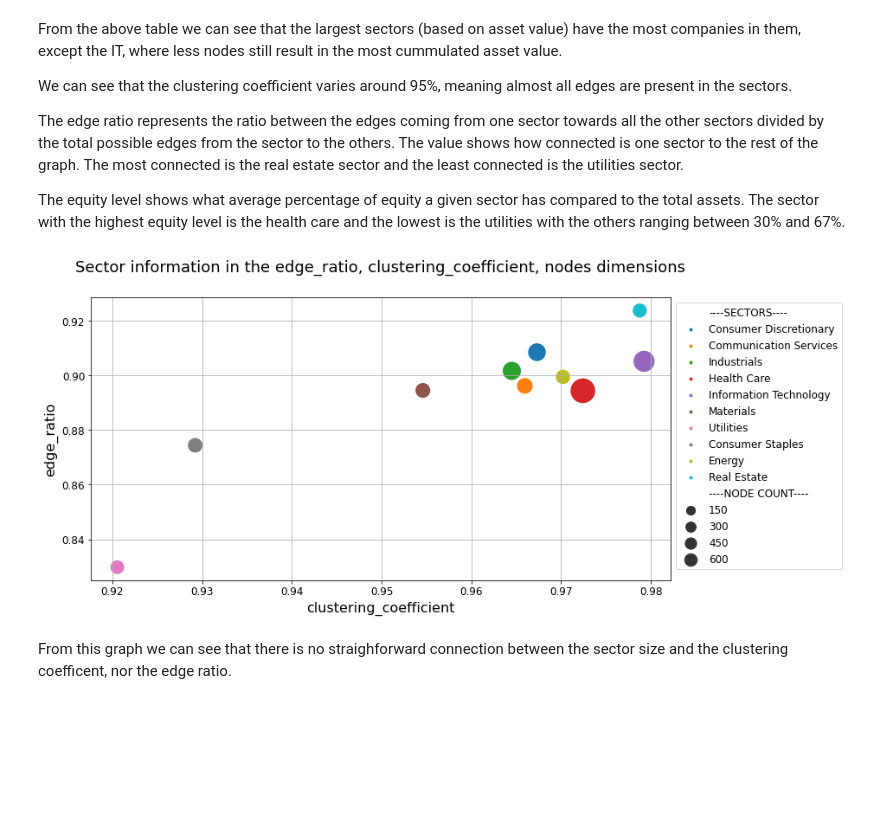
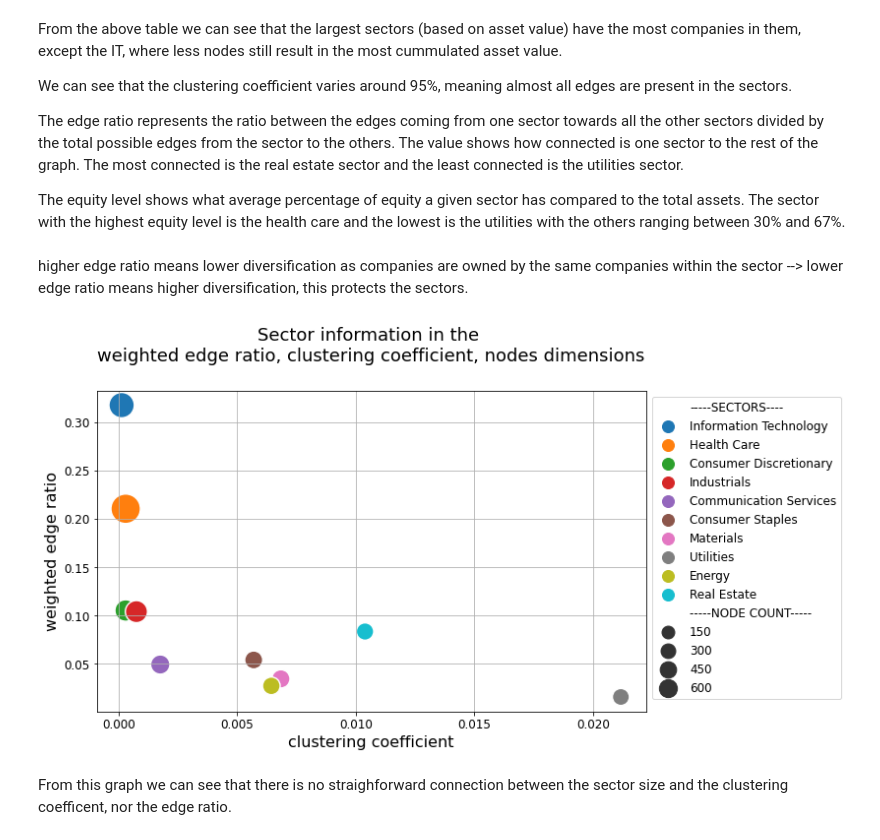
Before and after one commit to pibence/thesis_sector_analysis_on_ownership_networks, a Jupyter notebook: describe_graphs.ipynb, the cells around one changed output. Saved outputs shown, nothing was run; the diff lists cells and outputs as text; code cells hidden in the pictures; blank space fills up the shorter version.

Commit message:
updating plots in descriptive analysis, plotting results of new simulations

```diff
--- a/describe_graphs.ipynb
+++ b/describe_graphs.ipynb
@@ -97,0 +84,2 @@ sector_analysis.sort_values("total_sector_size", ascending=False)
+# %%
+sector_analysis = pd.read_csv(config_dict['outputs']['sector_analysis'])
@@ -103,7 +111,9 @@ We can see that the clustering coefficient varies around 95%, meaning almost all
 The edge ratio represents the ratio between the edges coming from one sector towards all the other sectors divided by the total possible edges from the sector to the others. The value shows how connected is one sector to the rest of the graph. The most connected is the real estate sector and the least connected is the utilities sector.
 
 The equity level shows what average percentage of equity a given sector has compared to the total assets. The sector with the highest equity level is the health care and the lowest is the utilities with the others ranging between 30% and 67%.
+# %% [markdown]
+higher edge ratio means lower diversification as companies are owned by the same companies within the sector --> lower edge ratio means higher diversification, this protects the sectors.
 # %%
-fig = plot_sector_network_info(sector_analysis, "clustering_coefficient", "edge_ratio", "nodes")
+fig = plot_sector_network_info(sector_analysis, "clustering_coefficient", "weighted_edge_ratio", "nodes")
 # %% [output]
-[figure, old version]
+[figure, new version]
```
Also changed, not shown: parts of 23 cells of this notebook, 4 other files.
